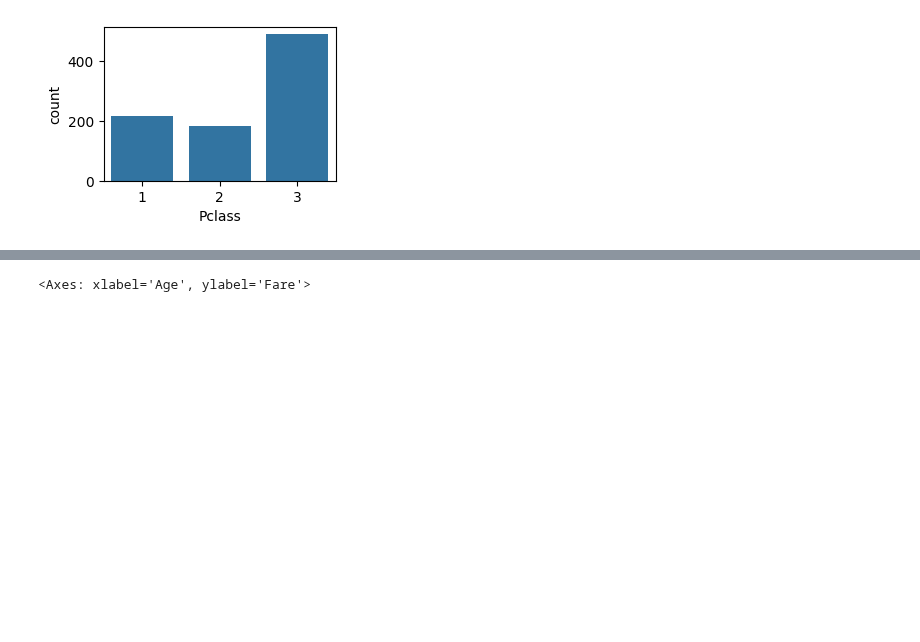
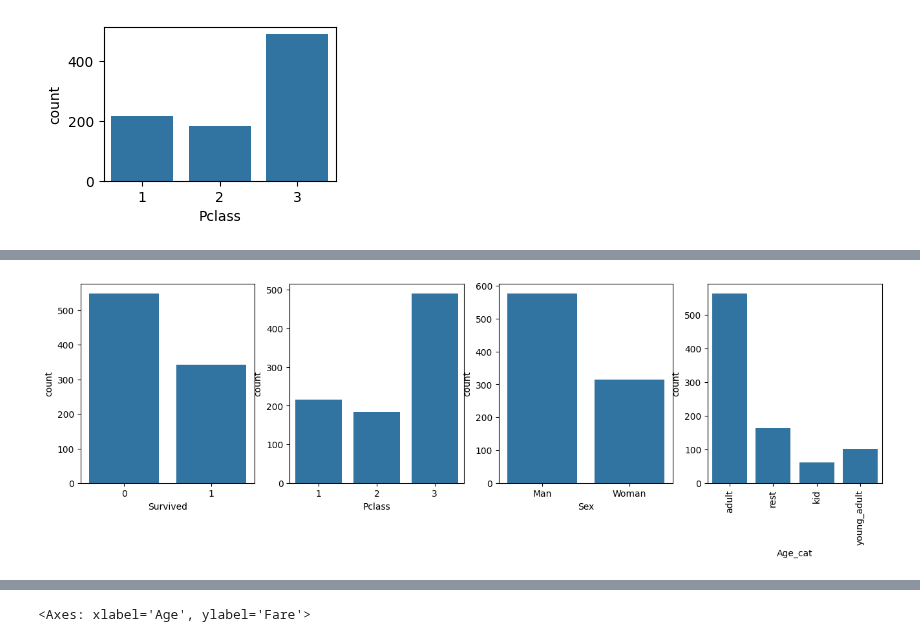
Before and after one commit to miji-lee-kr/titanic_practice, a Jupyter notebook: practice.ipynb, the cells around one changed output, grey strips where cells are left out. Saved outputs shown, nothing was run; the diff lists cells and outputs as text; code cells hidden in the pictures; blank space fills up the shorter version.

Commit message:
subplot addition

```diff
--- a/practice.ipynb
+++ b/practice.ipynb
@@ -798,0 +817,15 @@ sns.boxplot(y = 'Age', x = 'Pclass', data = train)
+# %%
+# subplots 으로 '복수'의 카테고리성 칼럼 시각화
+cols = ['Survived', 'Pclass', 'Sex', 'Age_cat']
+
+fig, axs = plt.subplots(nrows = 1, ncols = len(cols), figsize = (16,4))
+
+for index, column in enumerate(cols): # index, column이 동시에 필요하니 enumerate
+    sns.countplot(x = column, data = train, ax = axs[index]) # countplot의 인자 중 하나가 위치 설정하는 ax
+    if index ==3:
+        axs[index].set_xticklabels(axs[index].get_xticklabels(),rotation = 90)
+        # 만약 x레이블을 돌릴 필요가 없었으면 마지막줄도 필요 없었을 것
+        # 원래는 plt.xticks(rotation = 90)으로 되지만,
+        # axs객체에 직접 xticks를 써야할 경우 set_xticklabels 으로 적용
+# %% [output]
+[figure, added]
```
Also changed, not shown: parts of 19 cells of this notebook, 1 other file.
